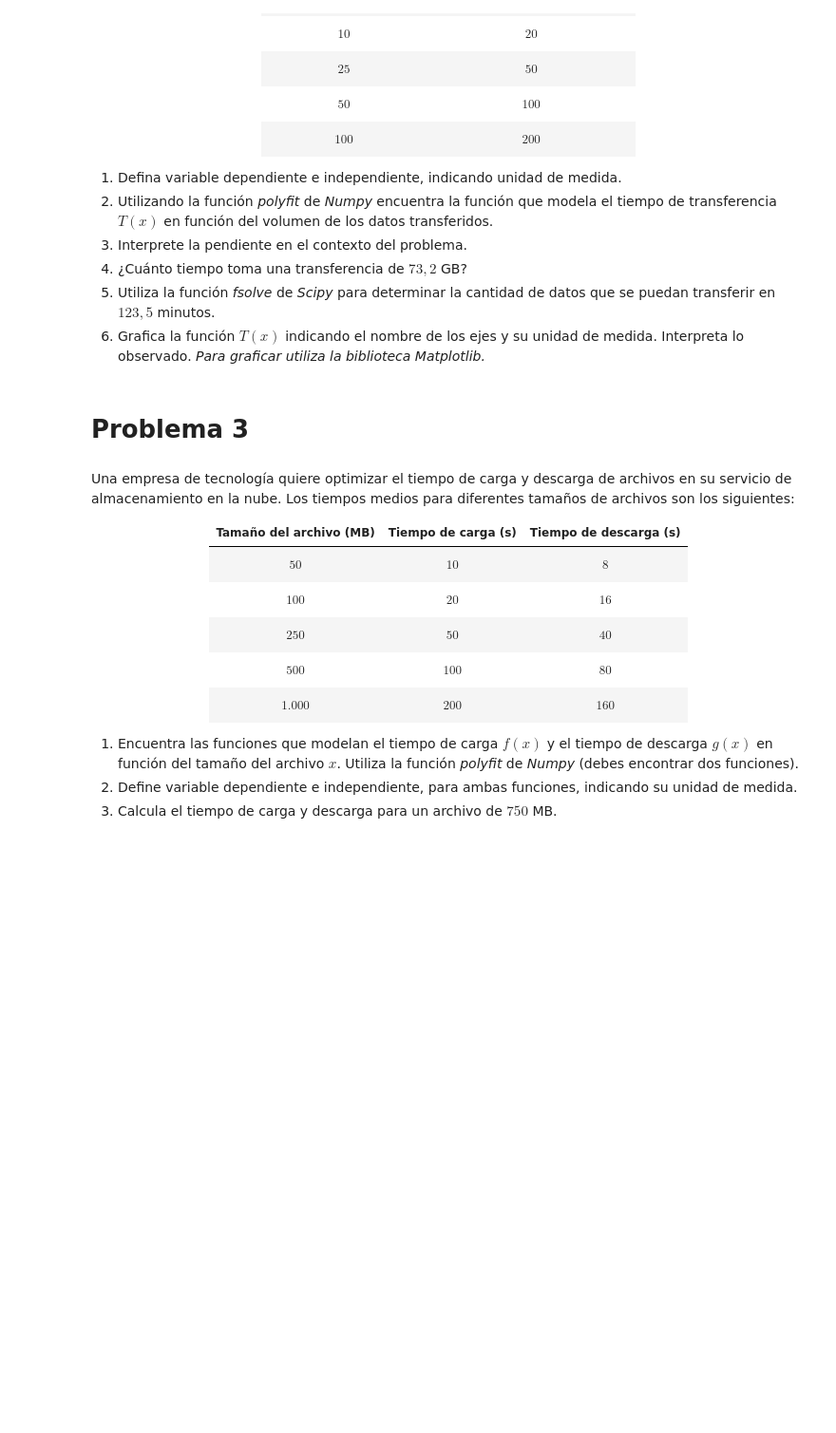
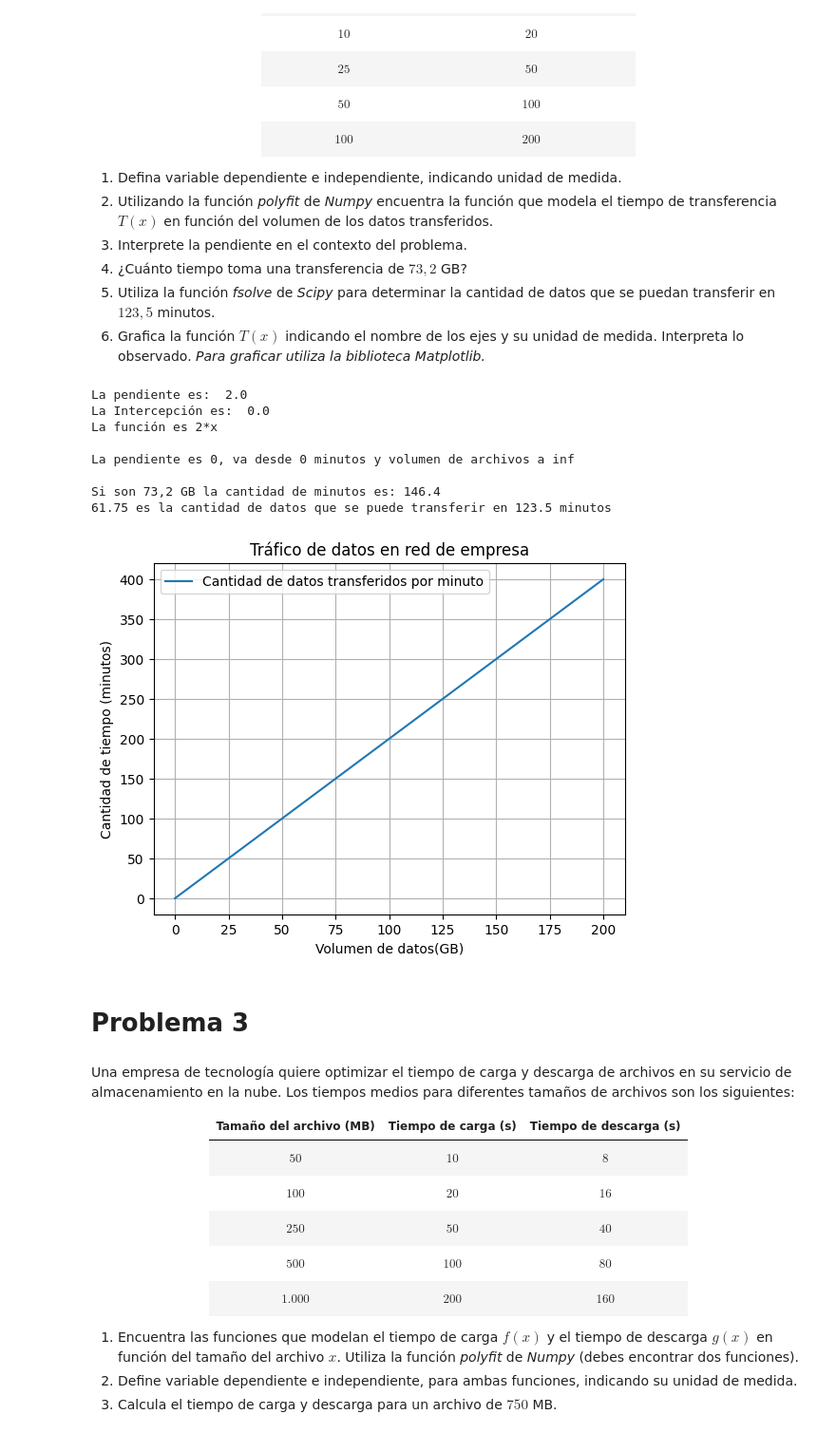
Before and after one commit to Mirfak-per/Matematica-aplicada-1, a Jupyter notebook: Clase 3/G2_Función_Lineal.ipynb, the cells around one changed output. Shown at 95% size. Drawn from its saved outputs; the diff is of its cells as text; code cells hidden in the pictures; blank space fills up the shorter version.

```diff
--- a/Clase 3/G2_Función_Lineal.ipynb
+++ b/Clase 3/G2_Función_Lineal.ipynb
@@ -65,6 +70,84 @@ Un equipo de TI está monitoreando el tráfico de datos en la red de la empresa.
 4. ¿Cuánto tiempo toma una transferencia de $73,2$ GB?
 5. Utiliza la función *fsolve* de *Scipy* para determinar la cantidad de datos que se puedan transferir en $123,5$ minutos.
 6. Grafica la función $T(x)$ indicando el nombre de los ejes y su unidad de medida. Interpreta lo observado. *Para graficar utiliza la biblioteca Matplotlib.*
+# %%
+#1
+#La variable independiente es el volumen de datos transferidos (GB)
+#La variable dependiente es el tiempo de transferencia (minutos)
+
+#2
+import numpy as np
+
+Volumen =np.array([5,10,25,50,100])
+Tiempo=np.array([10,20,50,100,200])
+m,n=np.polyfit(Volumen,Tiempo,1)
+print("La pendiente es: ",round(m,2))
+print("La Intercepción es: ",round(n,2))
+print("La función es 2*x")
+print("")
+
+#3
+print("La pendiente es 0, va desde 0 minutos y volumen de archivos a inf")
+print("")
+
+#4
+def A(x):#+
+    """#+
+    Esta función calcula el tiempo que se tarda en transferir un volumen determinado de datos.#+
+#+
+    Parámetros:#+
+    x (float): El volumen de datos a transferir en GB.#+
+#+
+    Devuelve:#+
+    float: El tiempo en minutos necesario para transferir el volumen de datos especificado.#+
+    El tiempo se calcula basándose en la suposición de que se transfieren 2 GB de datos por minuto.#+
+    """#+
+    return (2*x)#+
+    #Por cada minuto que pasa se transfieren 2 gb de datos
+print(f"Si son 73,2 GB la cantidad de minutos es: {A(73.2)}")
+#5
+from scipy.optimize import fsolve
+def Ab(x):#+
+    """#+
+    Esta función calcula el tiempo que se tarda en transferir un volumen determinado de datos basándose en una
+      relación lineal.#+
+#+
+    Parámetros:#+
+    x (float): El volumen de datos a transferir en GB.#+
+#+
+    Devuelve:#+
+    float: El tiempo en minutos necesario para transferir el volumen de datos especificado.#+
+    El tiempo se calcula basándose en la suposición de que se transfieren 2 GB de datos por minuto.#+
+    """#+
+    return 2*x - 123.5#+
+    #123.5=2*x
+    # 0=2*x-123.5
+    # Igualado
+
+t= np.linspace(0,1000,1)
+sol= fsolve(Ab,t)
+print(sol[0],"es la cantidad de datos que se puede transferir en 123.5 minutos")
+#6
+import matplotlib.pyplot as plt
+x=np.arange(0,200,0.001)
+y=A(x)
+plt.plot(x,y,label="Cantidad de datos transferidos por minuto")
+plt.ylabel("Cantidad de tiempo (minutos)")
+plt.xlabel("Volumen de datos(GB)")
+plt.title("Tráfico de datos en red de empresa")
+plt.legend()
+plt.grid()
+plt.show()
+# %% [output]
+La pendiente es:  2.0
+La Intercepción es:  0.0
+La función es 2*x
+
+La pendiente es 0, va desde 0 minutos y volumen de archivos a inf
+
+Si son 73,2 GB la cantidad de minutos es: 146.4
+61.75 es la cantidad de datos que se puede transferir en 123.5 minutos
+[figure, added]
 # %% [markdown]
 # Problema 3
 # %% [markdown]
```
Also changed, not shown: parts of 2 cells of this notebook.
